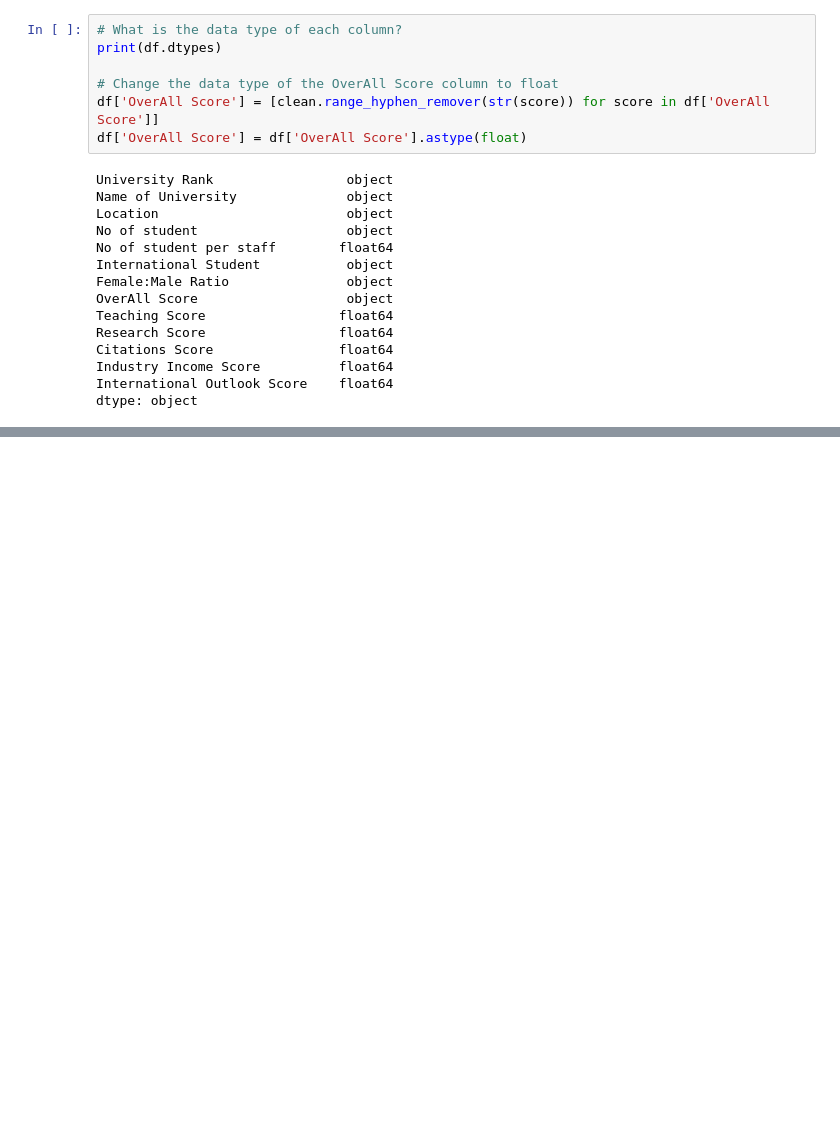
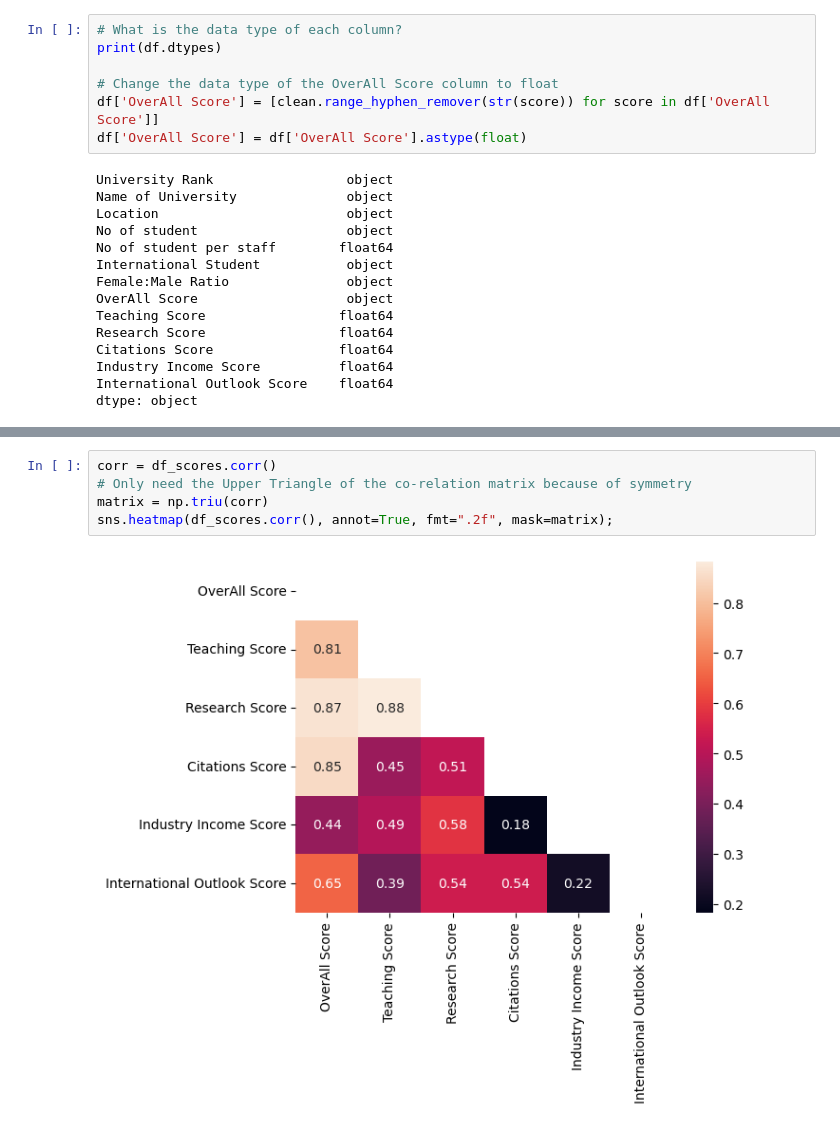
Before and after one commit to johnsonmen/First-Blog, a Jupyter notebook: University_rankings.ipynb, the cells around one changed output, grey strips where cells are left out. Saved outputs shown, nothing was run; the diff lists cells and outputs as text; blank space fills up the shorter version.

```diff
--- a/University_rankings.ipynb
+++ b/University_rankings.ipynb
@@ -176,0 +184,7 @@ df.describe()
+# %%
+corr = df_scores.corr()
+# Only need the Upper Triangle of the co-relation matrix because of symmetry
+matrix = np.triu(corr)
+sns.heatmap(df_scores.corr(), annot=True, fmt=".2f", mask=matrix);
+# %% [output]
+[figure, added]
```
Also changed, not shown: parts of 8 cells of this notebook.
